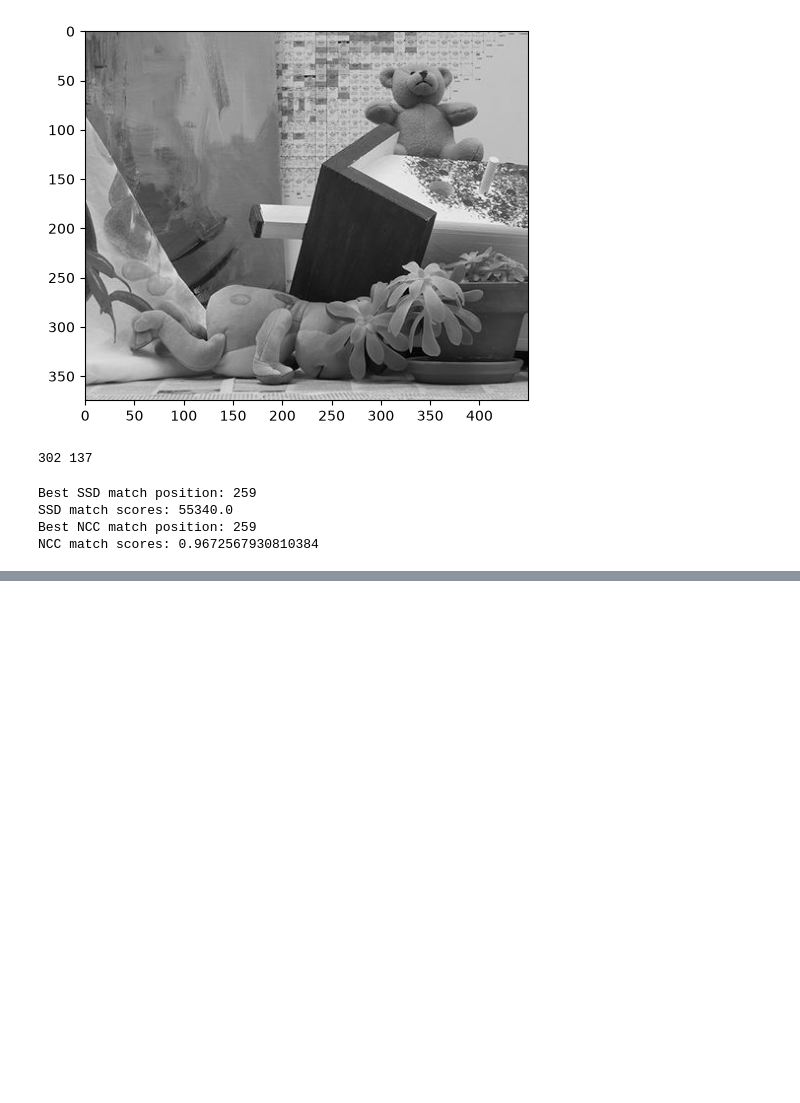
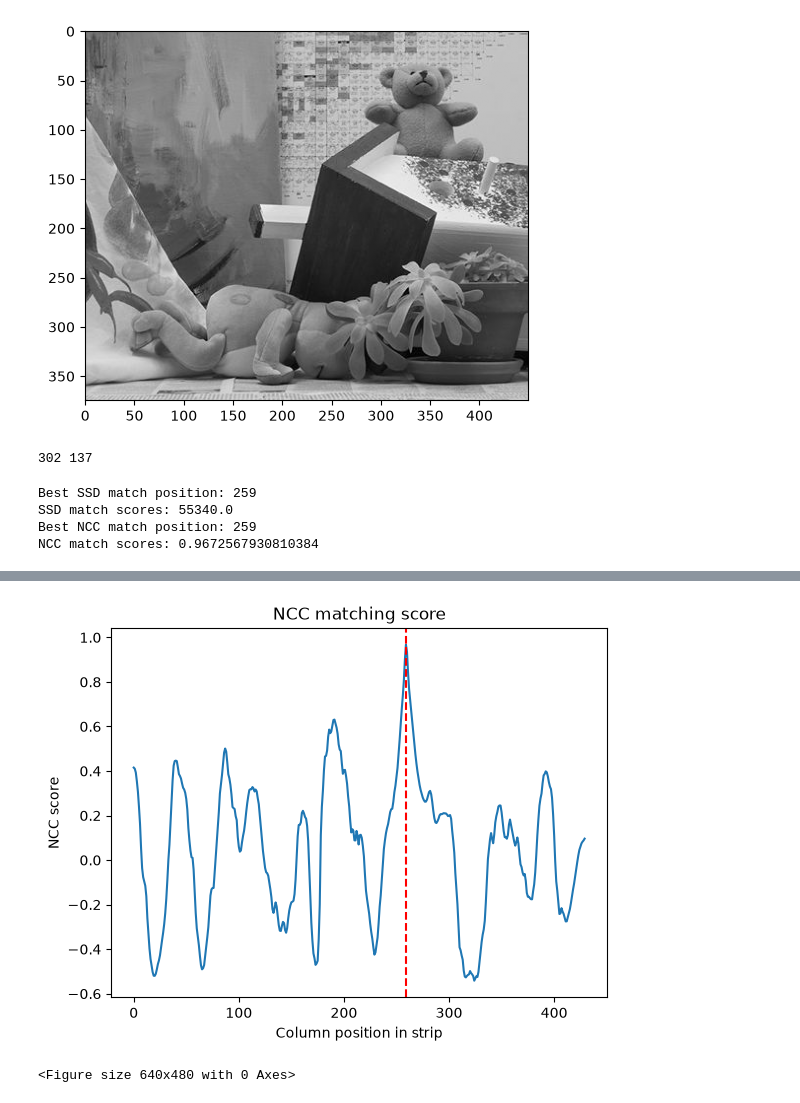
Before and after one commit to nick221619/assignment-3-nikolas, a Jupyter notebook: part_1.ipynb, the cells around one changed output, grey strips where cells are left out. Drawn from its saved outputs; the diff is of its cells as text; code cells hidden in the pictures; blank space fills up the shorter version.

```diff
--- a/part_1.ipynb
+++ b/part_1.ipynb
@@ -80,0 +114,12 @@ NCC match scores: 0.9672567930810384
+# %%
+plt.figure()
+plt.plot(scores_ncc)
+plt.axvline(best_ncc, color='r', linestyle='--')
+plt.xlabel("Column position in strip")
+plt.ylabel("NCC score")
+plt.title("NCC matching score")
+plt.show()
+plt.savefig("assignment-3-data/outputs_1/ncc_scores.png")
+# %% [output]
+[figure, added]
+<Figure size 640x480 with 0 Axes>
```
Also changed, not shown: parts of 3 cells of this notebook.
